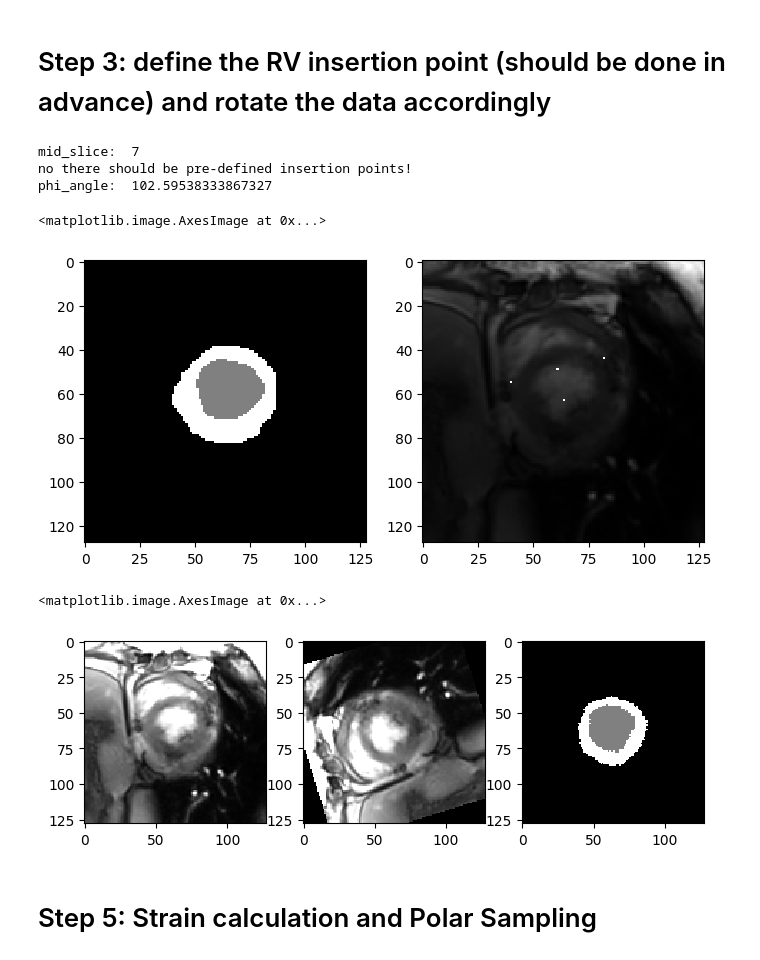
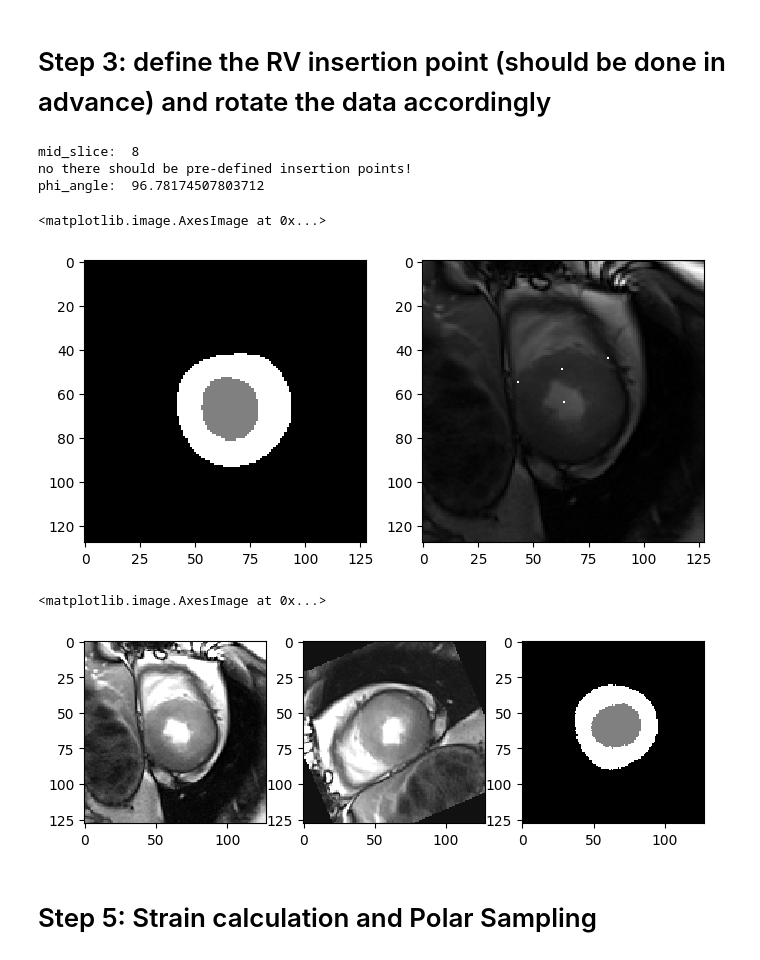
Before and after one commit to zhennongchen/DeepStrain, a Jupyter notebook: main_strain.ipynb, the cells around one changed output. Saved outputs shown, nothing was run; the diff lists cells and outputs as text; code cells hidden in the pictures.

```diff
--- a/main_strain.ipynb
+++ b/main_strain.ipynb
@@ -28,7 +31,8 @@ patient_list = patient_list[patient_list['StudyDate']>20150219]
 # Step 1: load a case (its segmentation and strain)
 # %%
 # find patinet_list
-patient_index = 57
+patient_index = 136
+
 patient_id_num = patient_list['OurID'].iloc[patient_index]
 patient_id = ff.XX_to_ID_00XX(patient_id_num)
 print(patient_id)
@@ -50,7 +54,7 @@ effective_slices = list(intersection)
 print(effective_slices)
 
 # assert the first slice is 'basal'
-a = patient_seg[:,:,effective_slices[1]]
-b = patient_seg[:,:,effective_slices[5]]
+a = patient_seg[:,:,effective_slices[3]]
+b = patient_seg[:,:,effective_slices[10]]
 assert np.sum(a>0) > np.sum(b>0)
 # %% [output]
@@ -164,39 +167,40 @@ img_ed = nb.load(os.path.join(patient_img_folder, 'img_tf' + str(tf1) + '.nii.gz
 # define mid slice
 mid_slice = effective_slices[len(effective_slices)//2]
 print('mid_slice: ', mid_slice)
 
 # define the RV insertion point
 plt.figure(figsize=(8,4))
 plt.subplot(121); plt.imshow(strain.mask[:,:,mid_slice], cmap='gray')
 if 1==0:#os.path.isfile(os.path.join(save_folder, 'insertion_points.npy')):
+    print('use saved')
     insertion_points = np.load(os.path.join(save_folder, 'insertion_points.npy'))
     insertion_p1 = insertion_points[0,:]
     insertion_p2 = insertion_points[1,:]
 else:
     print('no there should be pre-defined insertion points!')
     # from the figure, we define the RV insertion points
-    insertion_p1 = [44,82]
-    insertion_p2 = [55,40]
+    insertion_p1 = [44,84]
+    insertion_p2 = [55,43]
     # make insertion_p1 and p2 as a 2x2 numpy array
     insertion_points = np.vstack((np.asarray(insertion_p1), np.asarray(insertion_p2)))
     # # save the insertion points
-    # np.save(os.path.join(save_folder, 'insertion_points.npy'), insertion_points)
+    np.save(os.path.join(save_folder, 'insertion_points.npy'), insertion_points)
 
 # get the rotation angle ready
 phi_angle   , cx_lv, cy_lv, cx_rv, cy_rv  = myocardial_strain_zc._get_lv2rv_angle_using_insertion_points(strain.mask, insertion_p1, insertion_p2)
 print('phi_angle: ', phi_angle)
 
 # plot
 ii = np.copy(img_ed[:,:,mid_slice])
 ii[insertion_p1[0], insertion_p1[1]] = np.max(ii); ii[insertion_p2[0], insertion_p2[1]] = np.max(ii)
 ii[int(cx_lv), int(cy_lv)] = np.max(ii); ii[int(cx_rv), int(cy_rv)] = np.max(ii)
 plt.subplot(122); plt.imshow(ii, cmap='gray')
 # %% [output]
-mid_slice:  7
+mid_slice:  8
 no there should be pre-defined insertion points!
-phi_angle:  102.59538333867327
+phi_angle:  96.78174507803712
 <matplotlib.image.AxesImage at 0x...>
-[figure, old version]
+[figure, new version]
 # %%
 # rotate the data so that RV is under LV
 rotate_f = myocardial_strain_zc.Rotate_data(strain.Err, strain.Ecc, strain.mask,img_ed, insertion_p1, insertion_p2 )
@@ -208,7 +212,7 @@ plt.subplot(132); plt.imshow(ff.set_window(img_rot[:,:,mid_slice], 100,250),cmap
 plt.subplot(133); plt.imshow(mask_rot[:,:,5], cmap='gray')
 # %% [output]
 <matplotlib.image.AxesImage at 0x...>
-[figure, old version]
+[figure, new version]
 # %%
 # only keep the effective slices
 Err_rot = Err_rot[:,:,effective_slices]
```
Also changed, not shown: parts of 4 cells of this notebook, 2 other files.
